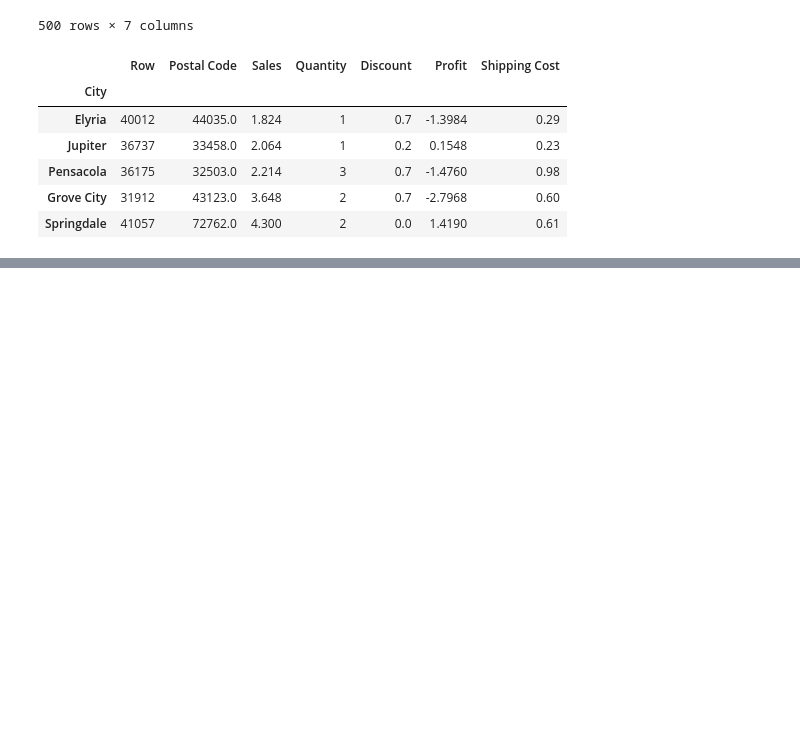
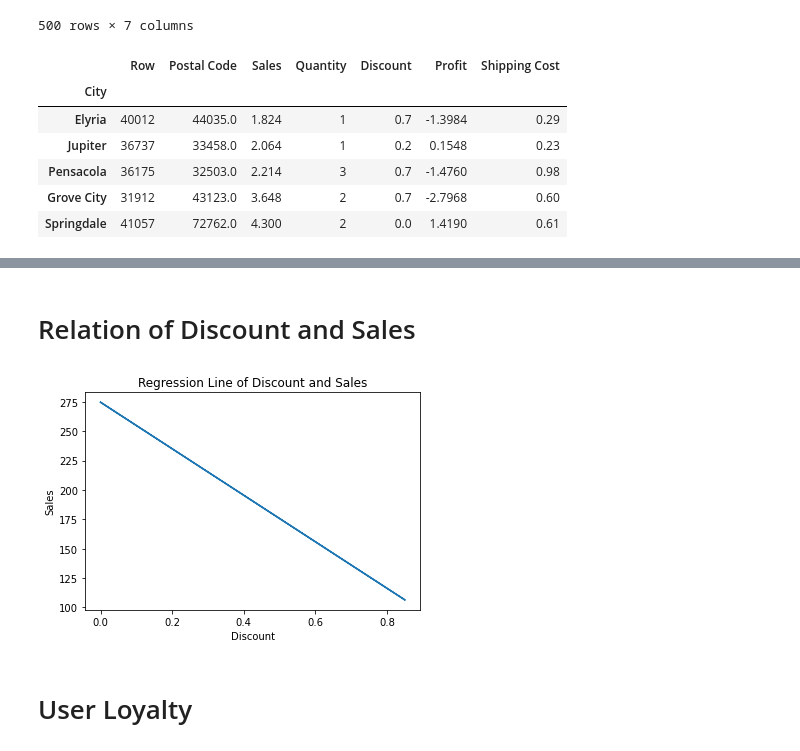
Before and after one commit to Joshfrederich/TechnoskillEZ, a Jupyter notebook: EZWIN.ipynb, the cells around one changed output, grey strips where cells are left out. Drawn from its saved outputs; the diff is of its cells as text; code cells hidden in the pictures; blank space fills up the shorter version.

```diff
--- a/EZWIN.ipynb
+++ b/EZWIN.ipynb
@@ -157,0 +266,19 @@ df_group.sort_values(by=['Sales']).tail(10)
+# %% [markdown]
+# Relation of Discount and Sales
+# %%
+dis = df['Discount'].astype(float)
+pro = df[('Sales')].astype(float)
+
+x = dis.to_numpy()
+y = pro.to_numpy()
+
+m, b = np.polyfit(x, y, 1)
+plt.plot(x, m*x + b)
+plt.xlabel('Discount')
+plt.ylabel('Sales')
+plt.title('Regression Line of Discount and Sales')
+plt.show()
+# %% [output]
+[figure, added]
+# %% [markdown]
+# User Loyalty
```
Also changed, not shown: parts of 13 cells of this notebook.
